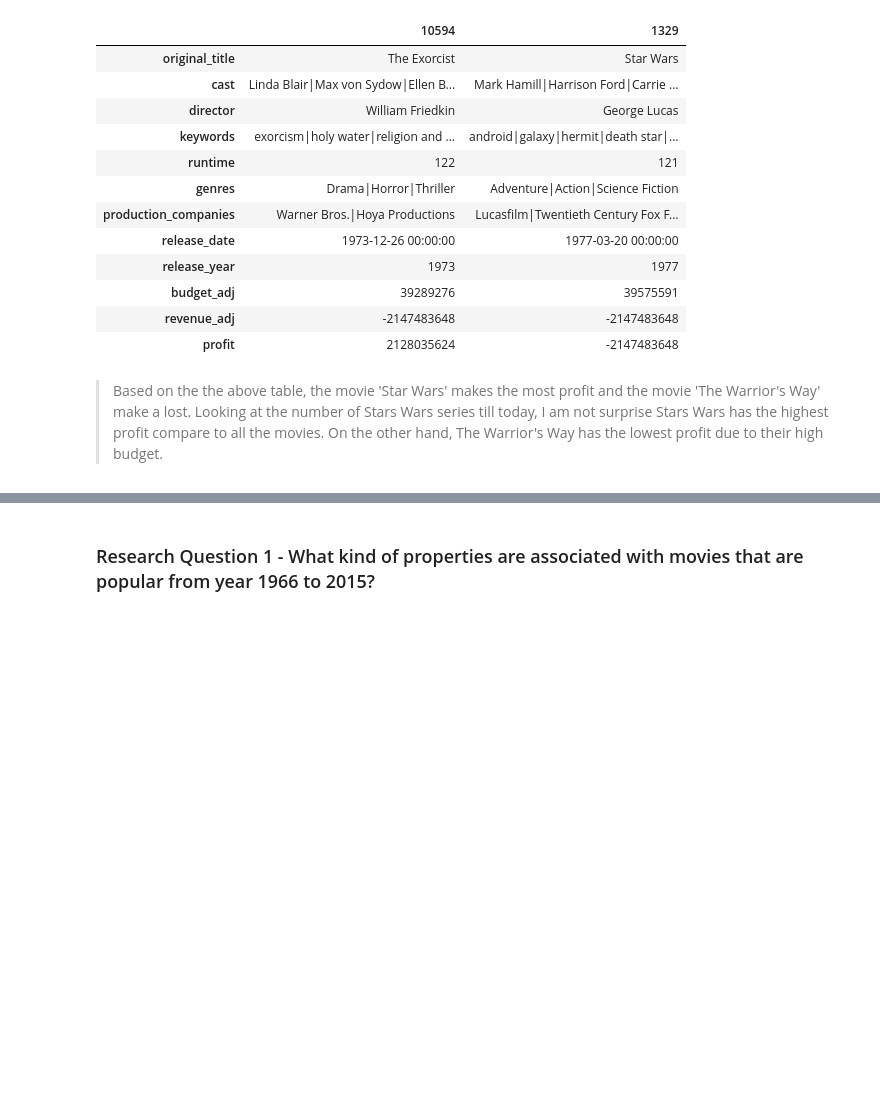
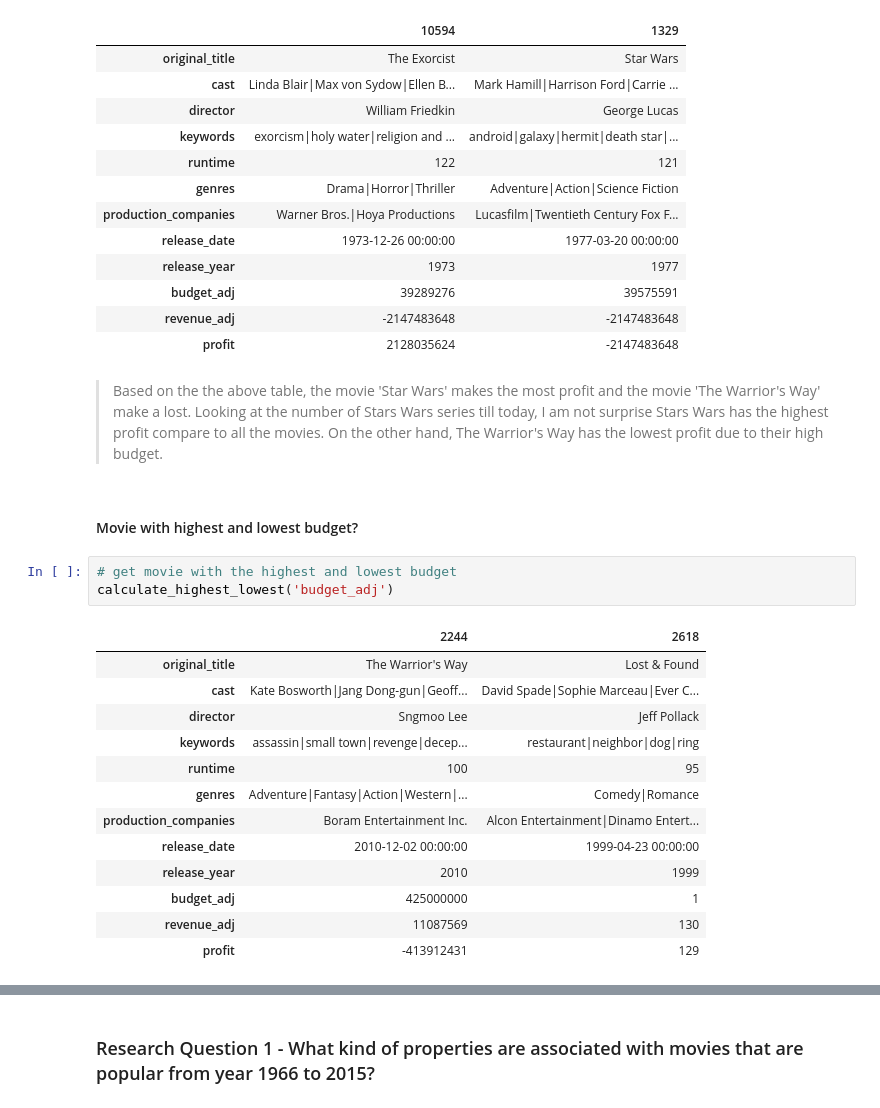
Before and after one commit to emilylauyw/Udacity-DAND-Project3-Investigate-TMDb-Movie-Dataset, a Jupyter notebook: investigate-tmdb-dataset.ipynb, the cells around one changed output, grey strips where cells are left out. Drawn from its saved outputs; the diff is of its cells as text; blank space fills up the shorter version.

```diff
--- a/investigate-tmdb-dataset.ipynb
+++ b/investigate-tmdb-dataset.ipynb
@@ -436,3 +437,22 @@ calculate_highest_lowest('profit')
 | profit | 2128035624 | -2147483648 |
 # %% [markdown]
 > Based on the the above table, the movie 'Star Wars' makes the most profit and the movie 'The Warrior's Way' make a lost. Looking at the number of Stars Wars series till today, I am not surprise Stars Wars has the highest profit compare to all the movies. On the other hand, The Warrior's Way has the lowest profit due to their high budget.
+# %% [markdown]
+#### Movie with highest and lowest budget?
+# %%
+# get movie with the highest and lowest budget
+calculate_highest_lowest('budget_adj')
+# %% [output]
+|  | 2244 | 2618 |
+| original_title | The Warrior's Way | Lost & Found |
+| cast | Kate Bosworth|Jang Dong-gun|Geoff... | David Spade|Sophie Marceau|Ever C... |
+| director | Sngmoo Lee | Jeff Pollack |
+| keywords | assassin|small town|revenge|decep... | restaurant|neighbor|dog|ring |
+| runtime | 100 | 95 |
+| genres | Adventure|Fantasy|Action|Western|... | Comedy|Romance |
+| production_companies | Boram Entertainment Inc. | Alcon Entertainment|Dinamo Entert... |
+| release_date | 2010-12-02 00:00:00 | 1999-04-23 00:00:00 |
+| release_year | 2010 | 1999 |
+| budget_adj | 425000000 | 1 |
+| revenue_adj | 11087569 | 130 |
+| profit | -413912431 | 129 |
```
Also changed, not shown: parts of 22 cells of this notebook.
